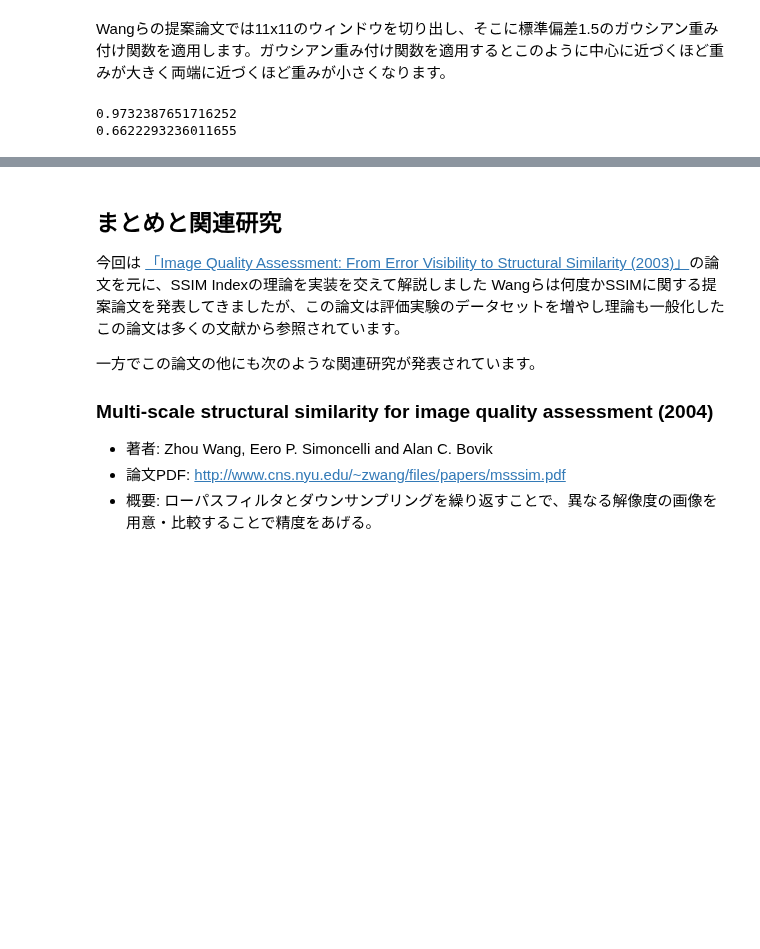
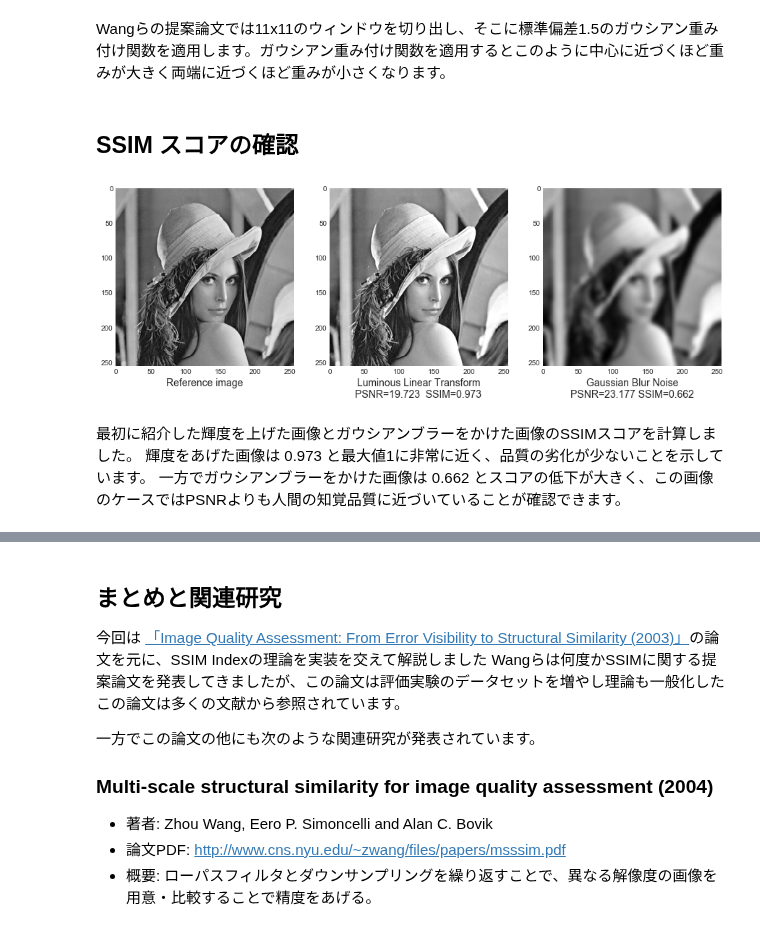
Before and after one commit to c-bata/datascience-notebook, a Jupyter notebook: notebooks/video-quality-metrics/video-quality-metrics-ssim.ipynb, the cells around one changed output, grey strips where cells are left out. Drawn from its saved outputs; the diff is of its cells as text; code cells hidden in the pictures; blank space fills up the shorter version.

```diff
--- a/notebooks/video-quality-metrics/video-quality-metrics-ssim.ipynb
+++ b/notebooks/video-quality-metrics/video-quality-metrics-ssim.ipynb
@@ -283,9 +289,29 @@ def compare_ssim(X, Y, K1=0.01, K2=0.03, window_size=11, sigma=1.5):
     # compute (weighted) mean of ssim
     mssim = crop(S, pad).mean()
     return mssim
-# %%
-print(compare_ssim(grayscale_array, grayscale_luminous_array))
-print(compare_ssim(grayscale_array, grayscale_blur_array))
-# %% [output]
-0.9732387651716252
-0.6622293236011655
+# %% [markdown]
+## SSIM スコアの確認
+# %%
+fig = plt.figure(figsize=(15, 5))
+gs = gridspec.GridSpec(1, 3)
+
+# Luminous Linear Transform
+grayscale_luminous_ssim = compare_ssim(grayscale_array, grayscale_luminous_array)
+
+# Gaussian Blur
+grayscale_blur_ssim = compare_ssim(grayscale_array, grayscale_blur_array)
+
+ax1, ax2, ax3 = fig.add_subplot(gs[0, 0]), fig.add_subplot(gs[0, 1]), fig.add_subplot(gs[0, 2])
+ax1.imshow(grayscale_array, cmap='gray')
+ax1.set_xlabel("Reference image", fontsize=14)
+ax2.imshow(grayscale_luminous_array, cmap='gray')
+ax2.set_xlabel(f"Luminous Linear Transform\nPSNR={grayscale_luminous_psnr:.03f}  SSIM={grayscale_luminous_ssim:.03f}", fontsize=14)
+ax3.imshow(grayscale_blur_array, cmap='gray')
+ax3.set_xlabel(f"Gaussian Blur Noise\nPSNR={grayscale_blur_psnr:.03f} SSIM={grayscale_blur_ssim:.03f}", fontsize=14)
+plt.show()
+# %% [output]
+[figure, added]
+# %% [markdown]
+最初に紹介した輝度を上げた画像とガウシアンブラーをかけた画像のSSIMスコアを計算しました。
+輝度をあげた画像は 0.973 と最大値1に非常に近く、品質の劣化が少ないことを示しています。
+一方でガウシアンブラーをかけた画像は 0.662 とスコアの低下が大きく、この画像のケースではPSNRよりも人間の知覚品質に近づいていることが確認できます。
```
Also changed, not shown: parts of 14 cells of this notebook, 1 other file.
